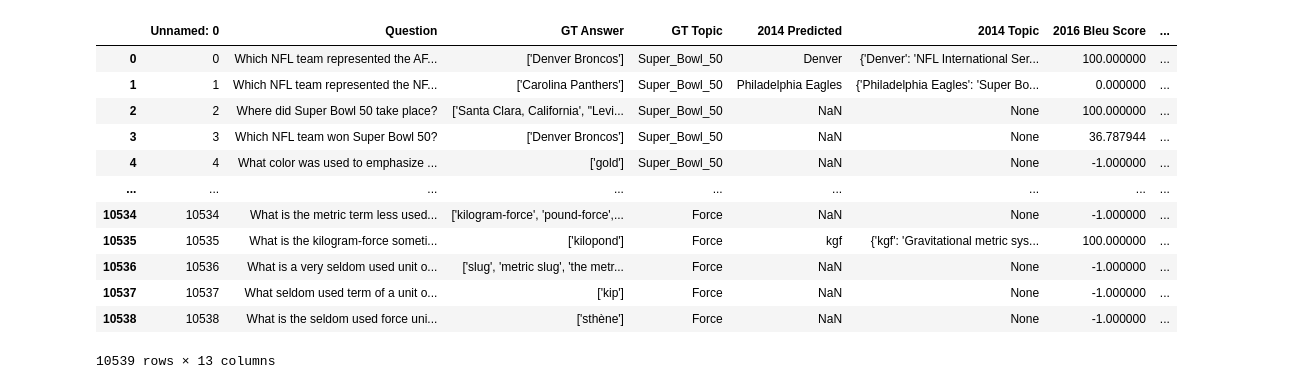
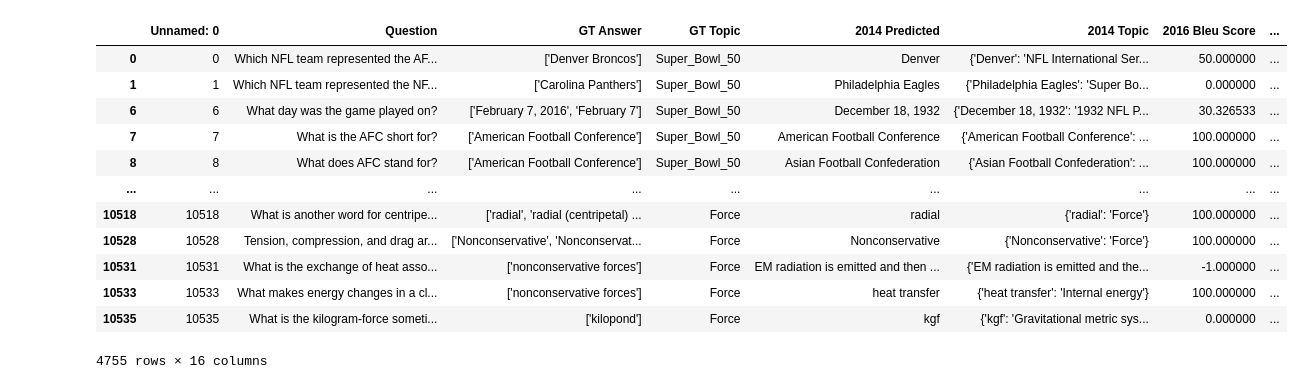
Before and after one commit to npateel/timelywimely, a Jupyter notebook: haystack/Analysis.ipynb, the cells around one changed output. Cells and saved outputs as stored; diff of their text form; code cells hidden in the pictures.

```diff
--- a/haystack/Analysis.ipynb
+++ b/haystack/Analysis.ipynb
@@ -1,4 +1,4 @@
 # %%
 import pandas as pd
 # %%
-pd.read_csv("bleuOvertime.csv")
+dfOvertime = pd.read_csv("bleuOvertime.csv")
@@ -35,16 +5,19 @@ pd.read_csv("bleuGT.csv")
-# %%
-pd.read_csv("bleuBoth.csv")
-# %% [output]
-|  | Unnamed: 0 | Question | GT Answer | GT Topic | 2014 Predicted | 2014 Topic | 2016 Bleu Score | ... |
-| 0 | 0 | Which NFL team represented the AF... | ['Denver Broncos'] | Super_Bowl_50 | Denver | {'Denver': 'NFL International Ser... | 100.000000 | ... |
-| 1 | 1 | Which NFL team represented the NF... | ['Carolina Panthers'] | Super_Bowl_50 | Philadelphia Eagles | {'Philadelphia Eagles': 'Super Bo... | 0.000000 | ... |
-| 2 | 2 | Where did Super Bowl 50 take place? | ['Santa Clara, California', "Levi... | Super_Bowl_50 | NaN | None | 100.000000 | ... |
-| 3 | 3 | Which NFL team won Super Bowl 50? | ['Denver Broncos'] | Super_Bowl_50 | NaN | None | 36.787944 | ... |
-| 4 | 4 | What color was used to emphasize ... | ['gold'] | Super_Bowl_50 | NaN | None | -1.000000 | ... |
-| ... | ... | ... | ... | ... | ... | ... | ... | ... |
-| 10534 | 10534 | What is the metric term less used... | ['kilogram-force', 'pound-force',... | Force | NaN | None | -1.000000 | ... |
-| 10535 | 10535 | What is the kilogram-force someti... | ['kilopond'] | Force | kgf | {'kgf': 'Gravitational metric sys... | 100.000000 | ... |
-| 10536 | 10536 | What is a very seldom used unit o... | ['slug', 'metric slug', 'the metr... | Force | NaN | None | -1.000000 | ... |
-| 10537 | 10537 | What seldom used term of a unit o... | ['kip'] | Force | NaN | None | -1.000000 | ... |
-| 10538 | 10538 | What is the seldom used force uni... | ['sthène'] | Force | NaN | None | -1.000000 | ... |
-10539 rows × 13 columns
+# %%
+pd.set_option('display.max_colwidth', None)
+# %%
+dfOvertime = dfOvertime.dropna()
+dfOvertime
+# %% [output]
+|  | Unnamed: 0 | Question | GT Answer | GT Topic | 2014 Predicted | 2014 Topic | 2016 Bleu Score | ... |
+| 0 | 0 | Which NFL team represented the AF... | ['Denver Broncos'] | Super_Bowl_50 | Denver | {'Denver': 'NFL International Ser... | 50.000000 | ... |
+| 1 | 1 | Which NFL team represented the NF... | ['Carolina Panthers'] | Super_Bowl_50 | Philadelphia Eagles | {'Philadelphia Eagles': 'Super Bo... | 0.000000 | ... |
+| 6 | 6 | What day was the game played on? | ['February 7, 2016', 'February 7'] | Super_Bowl_50 | December 18, 1932 | {'December 18, 1932': '1932 NFL P... | 30.326533 | ... |
+| 7 | 7 | What is the AFC short for? | ['American Football Conference'] | Super_Bowl_50 | American Football Conference | {'American Football Conference': ... | 100.000000 | ... |
+| 8 | 8 | What does AFC stand for? | ['American Football Conference'] | Super_Bowl_50 | Asian Football Confederation | {'Asian Football Confederation': ... | 100.000000 | ... |
+| ... | ... | ... | ... | ... | ... | ... | ... | ... |
+| 10518 | 10518 | What is another word for centripe... | ['radial', 'radial (centripetal) ... | Force | radial | {'radial': 'Force'} | 100.000000 | ... |
+| 10528 | 10528 | Tension, compression, and drag ar... | ['Nonconservative', 'Nonconservat... | Force | Nonconservative | {'Nonconservative': 'Force'} | 100.000000 | ... |
+| 10531 | 10531 | What is the exchange of heat asso... | ['nonconservative forces'] | Force | EM radiation is emitted and then ... | {'EM radiation is emitted and the... | -1.000000 | ... |
+| 10533 | 10533 | What makes energy changes in a cl... | ['nonconservative forces'] | Force | heat transfer | {'heat transfer': 'Internal energy'} | 100.000000 | ... |
+| 10535 | 10535 | What is the kilogram-force someti... | ['kilopond'] | Force | kgf | {'kgf': 'Gravitational metric sys... | 0.000000 | ... |
+4755 rows × 16 columns
```
Also changed, not shown: parts of 7 cells of this notebook.
